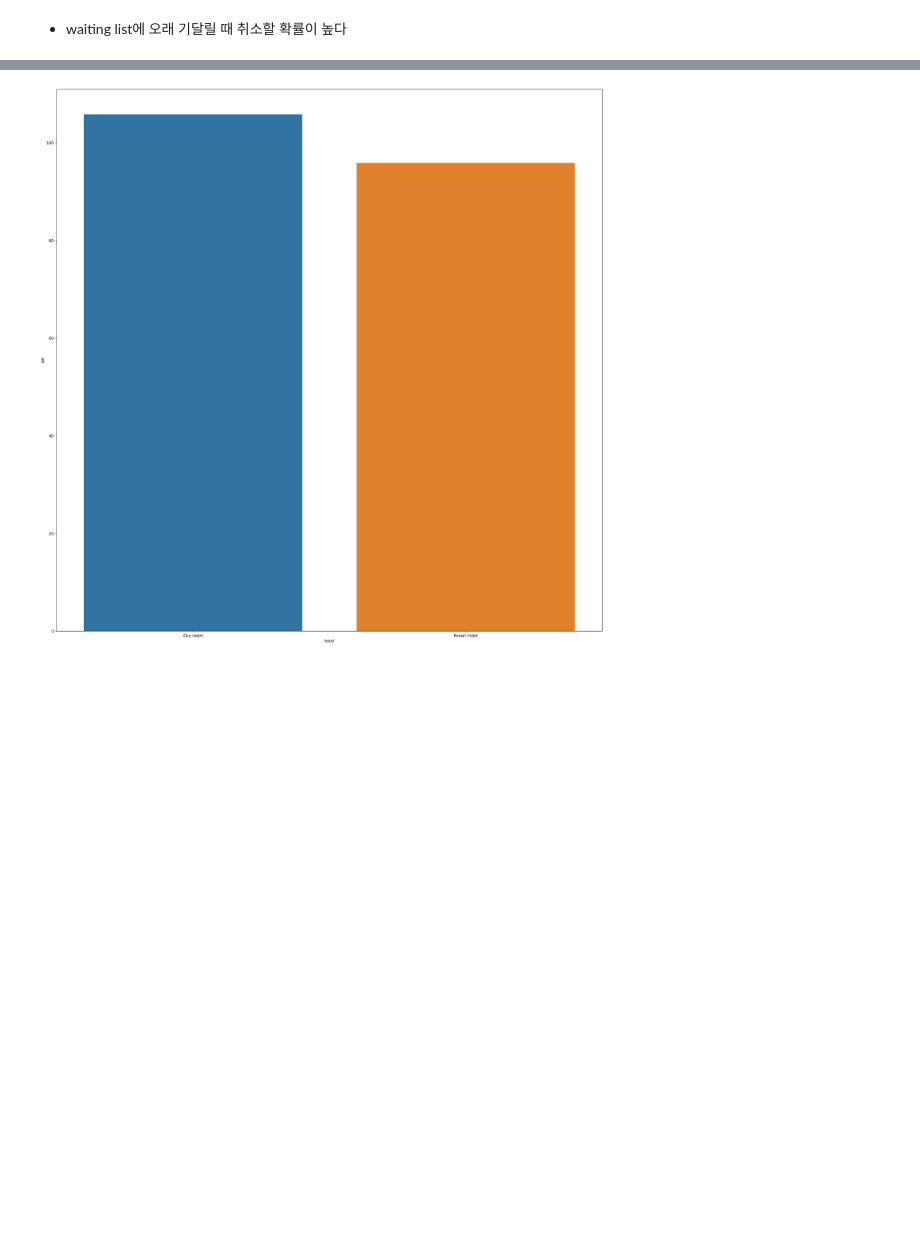
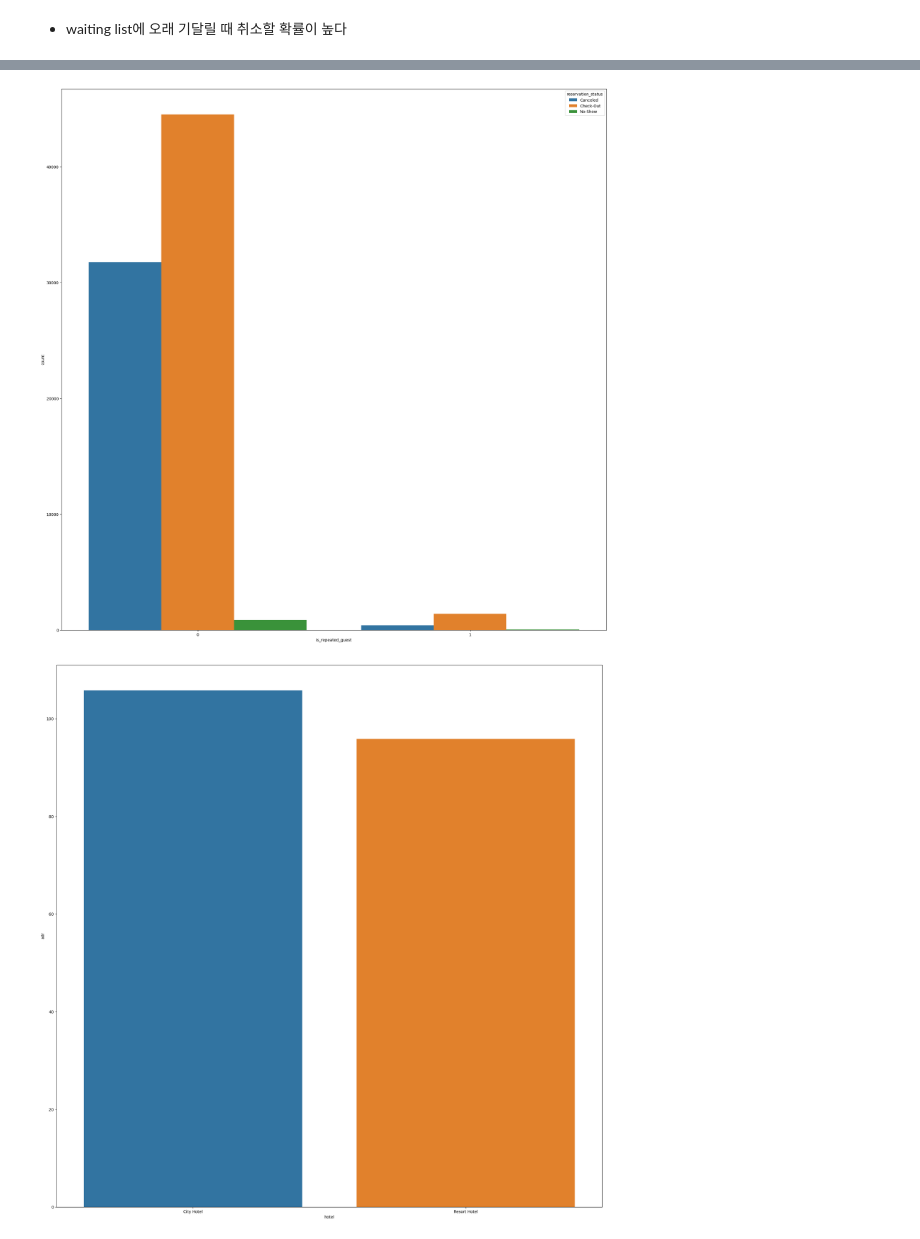
Before and after one commit to wjco/DAStudy-sun2, a Jupyter notebook: jss/hotel_booking_analysis/hotel_booking_analysis.ipynb, the cells around one changed output, grey strips where cells are left out. Cells and saved outputs as stored; diff of their text form; code cells hidden in the pictures; blank space fills up the shorter version.

```diff
--- a/jss/hotel_booking_analysis/hotel_booking_analysis.ipynb
+++ b/jss/hotel_booking_analysis/hotel_booking_analysis.ipynb
@@ -630,3 +674,9 @@ plt.show()
+# %%
+plt.figure(figsize=(25, 25))
+sns.barplot(data=city_repeated, x='is_repeated_guest', y='count',hue='reservation_status')
+plt.show()
+# %% [output]
+[figure, added]
 # %%
 hotel_price = hotel_booking_df.groupby('hotel')['adr'].mean().reset_index()
 # %%
```
Also changed, not shown: parts of 21 cells of this notebook.
